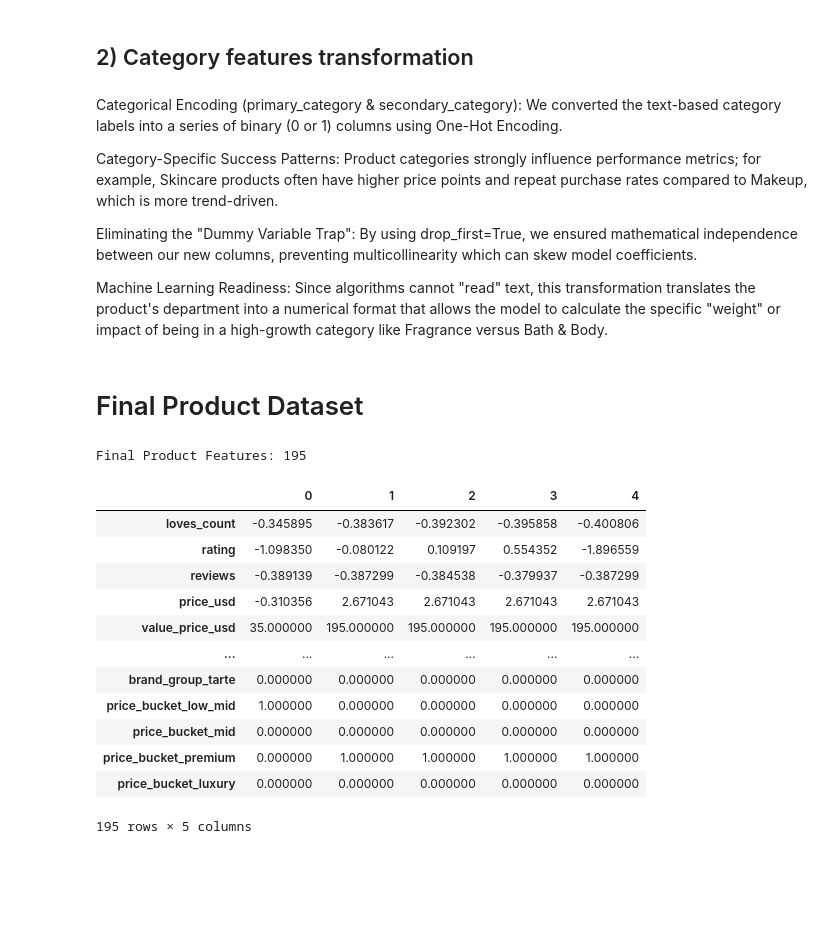
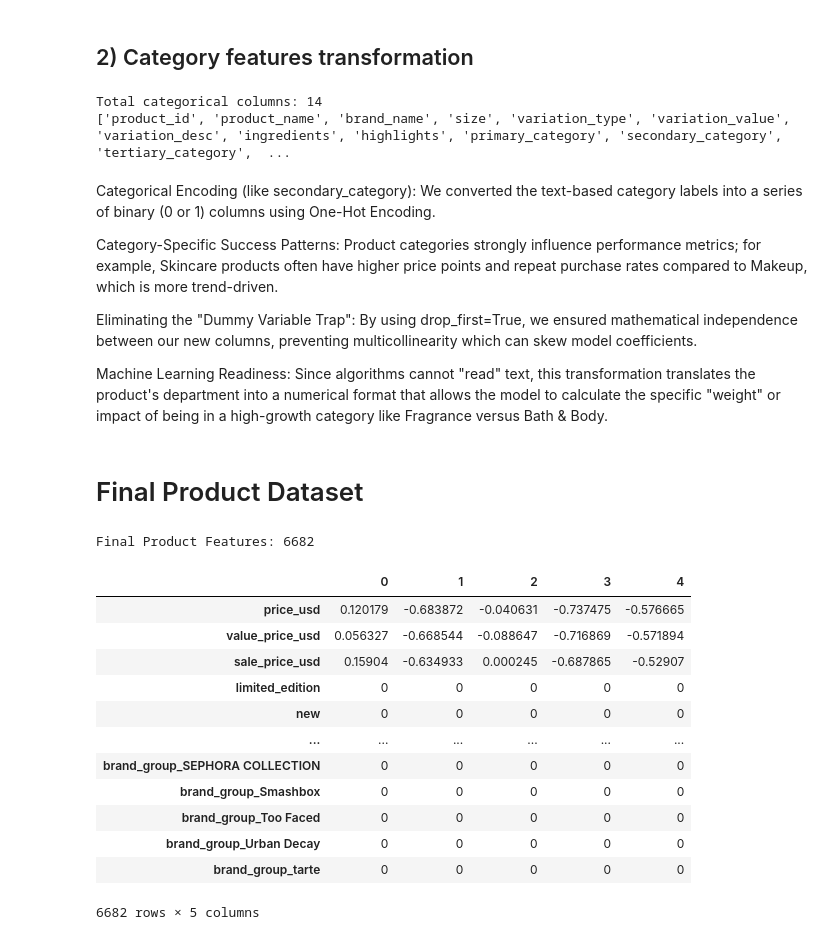
Before and after one commit to xuany823/ads508-FinalProject-Team1, a Jupyter notebook: Data Transformation and Engineering.ipynb, the cells around one changed output. Cells and saved outputs as stored; diff of their text form; code cells hidden in the pictures; blank space fills up the shorter version.

```diff
--- a/Data Transformation and Engineering.ipynb
+++ b/Data Transformation and Engineering.ipynb
@@ -68,0 +76,15 @@ df_products.head().T
+# %%
+# Filter to only focus on the Makeup Category, since we only work on Makeup Category in our company
+# Filter the dataframe to only include the Makeup category
+df_products = df_products[df_products['primary_category'] == 'Makeup'].copy()
+
+# Reset the index since we've removed rows from other categories
+df_products = df_products.reset_index(drop=True)
+
+# Quick check of the new dataset distribution
+print(f"Filtered Shape: {df_products.shape}")
+print("\nBreakdown of Makeup Sub-categories:")
+print(df_products['secondary_category'].value_counts())
+
+# Display the first few rows
+df_products.head()
@@ -301,9 +341,9 @@ Perceived value mapping (value_ratio): Calculated the ratio of value_price_usd t
 ## 2) Price Bucketing (Business-friendly)
 # %%
 # Define price segments based on the distribution of price_usd
-# Min: $3.0 | 25%: $25.0 | 50%: $35.0 | 75%: $58.0 | Max: $1,900.0
-bins = [0, 25, 50, 100, 200, np.inf]
-labels = ['budget', 'low_mid', 'mid', 'premium', 'luxury']
+# New bins: 0-25, 25-50, 50-100, 100+
+bins = [0, 25, 50, 100, np.inf]
+labels = ['budget', 'low_mid', 'mid', 'premium']
 
 # Create the price_bucket feature
 df_products['price_bucket'] = pd.cut(df_products['price_usd'], bins=bins, labels=labels)
@@ -478,12 +542,19 @@ Handles Distribution Variance: by standardizing engineered features like popular
 # %% [markdown]
 ## 2) Category features transformation
 # %%
+# Get a list of all categorical column names
+categorical_cols_list = df_products.select_dtypes(include=['object', 'category']).columns.tolist()
+
+# Print the count and the names
+print(f"Total categorical columns: {len(categorical_cols_list)}")
+print(categorical_cols_list)
+
 # 1. Define all categorical features that provide structural meaning
 categorical_cols = [
-    'primary_category',
-    'secondary_category',
-    'brand_group',
-    'price_bucket'
+    'size', 'variation_type', 'variation_value',
+    'variation_desc', 'ingredients', 'highlights',
+    'secondary_category', 'tertiary_category',
+    'price_bucket', 'brand_group'
 ]
 
 # 2. Apply One-Hot Encoding across all selected features
@@ -494,8 +565,11 @@ df_products = pd.get_dummies(
     drop_first=True,
     dtype=int
 )
+# %% [output]
+Total categorical columns: 14
+['product_id', 'product_name', 'brand_name', 'size', 'variation_type', 'variation_value', 'variation_desc', 'ingredients', 'highlights', 'primary_category', 'secondary_category', 'tertiary_category',  ...
 # %% [markdown]
-Categorical Encoding (primary_category & secondary_category): We converted the text-based category labels into a series of binary (0 or 1) columns using One-Hot Encoding.
+Categorical Encoding (like secondary_category): We converted the text-based category labels into a series of binary (0 or 1) columns using One-Hot Encoding.
 
 Category-Specific Success Patterns: Product categories strongly influence performance metrics; for example, Skincare products often have higher price points and repeat purchase rates compared to Makeup, which is more trend-driven.
 
@@ -507,28 +581,27 @@ Machine Learning Readiness: Since algorithms cannot "read" text, this transforma
 # %%
 # We drop raw text and ID columns to keep the dataframe strictly numeric/encoded
 cols_to_drop = [
-    'product_id', 'product_name', 'brand_id', 'brand_name', 'size',
-    'variation_type', 'variation_value', 'variation_desc', 'ingredients',
-    'highlights', 'tertiary_category'
+    'product_id', 'product_name', 'brand_id', 'brand_name',
+    'loves_count', 'rating', 'reviews', 'log_loves', 'loves_per_price', 'popularity_index'
 ]
 
 df_product_final = df_products.drop(columns=cols_to_drop)
 
 # Verify the final shape (should be significantly wider now)
 print(f"Final Product Features: {df_product_final.shape[1]}")
 df_product_final.head().T
 # %% [output]
-Final Product Features: 195
+Final Product Features: 6682
 |  | 0 | 1 | 2 | 3 | 4 |
-| loves_count | -0.345895 | -0.383617 | -0.392302 | -0.395858 | -0.400806 |
-| rating | -1.098350 | -0.080122 | 0.109197 | 0.554352 | -1.896559 |
-| reviews | -0.389139 | -0.387299 | -0.384538 | -0.379937 | -0.387299 |
-| price_usd | -0.310356 | 2.671043 | 2.671043 | 2.671043 | 2.671043 |
-| value_price_usd | 35.000000 | 195.000000 | 195.000000 | 195.000000 | 195.000000 |
+| price_usd | 0.120179 | -0.683872 | -0.040631 | -0.737475 | -0.576665 |
+| value_price_usd | 0.056327 | -0.668544 | -0.088647 | -0.716869 | -0.571894 |
+| sale_price_usd | 0.15904 | -0.634933 | 0.000245 | -0.687865 | -0.52907 |
+| limited_edition | 0 | 0 | 0 | 0 | 0 |
+| new | 0 | 0 | 0 | 0 | 0 |
 | ... | ... | ... | ... | ... | ... |
-| brand_group_tarte | 0.000000 | 0.000000 | 0.000000 | 0.000000 | 0.000000 |
-| price_bucket_low_mid | 1.000000 | 0.000000 | 0.000000 | 0.000000 | 0.000000 |
-| price_bucket_mid | 0.000000 | 0.000000 | 0.000000 | 0.000000 | 0.000000 |
-| price_bucket_premium | 0.000000 | 1.000000 | 1.000000 | 1.000000 | 1.000000 |
-| price_bucket_luxury | 0.000000 | 0.000000 | 0.000000 | 0.000000 | 0.000000 |
+| brand_group_SEPHORA COLLECTION | 0 | 0 | 0 | 0 | 0 |
+| brand_group_Smashbox | 0 | 0 | 0 | 0 | 0 |
+| brand_group_Too Faced | 0 | 0 | 0 | 0 | 0 |
+| brand_group_Urban Decay | 0 | 0 | 0 | 0 | 0 |
+| brand_group_tarte | 0 | 0 | 0 | 0 | 0 |
-195 rows × 5 columns
+6682 rows × 5 columns
```
Also changed, not shown: parts of 17 cells of this notebook.
